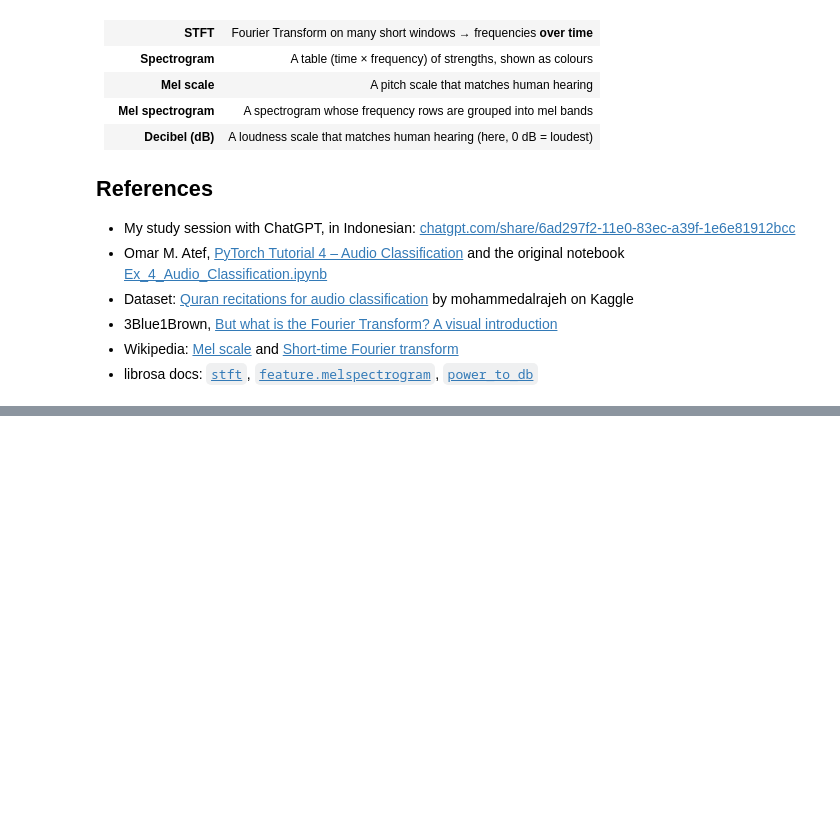
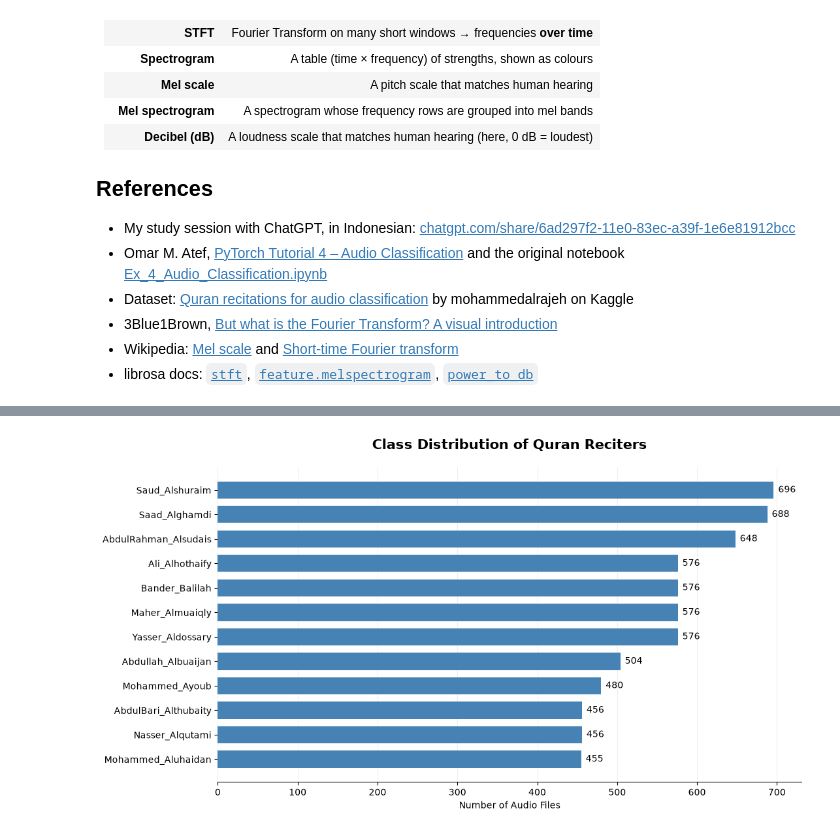
Before and after one commit to Zendin110206/pytorch-5-projects-learning, a Jupyter notebook: notebooks/04_audio_classification_quran_reciters.ipynb, the cells around one changed output, grey strips where cells are left out. Saved outputs shown, nothing was run; the diff lists cells and outputs as text; code cells hidden in the pictures; blank space fills up the shorter version.

```diff
--- a/notebooks/04_audio_classification_quran_reciters.ipynb
+++ b/notebooks/04_audio_classification_quran_reciters.ipynb
@@ -147,0 +211,32 @@ Then the CNN treats this `(1, 128, 256)` "image" exactly like Project 02 treated
+# %%
+class_distribution = data_df["Class"].value_counts().sort_values()
+
+fig, ax = plt.subplots(figsize=(11, 6))
+
+bars = ax.barh(
+    class_distribution.index,
+    class_distribution.values,
+    color="steelblue",
+    height=0.7
+)
+
+ax.bar_label(bars, padding=5)
+
+ax.set_title(
+    "Class Distribution of Quran Reciters",
+    fontsize=15,
+    fontweight="bold",
+    pad=20
+)
+
+ax.set_xlabel("Number of Audio Files")
+ax.set_ylabel("")
+
+ax.spines[["top", "right", "left"]].set_visible(False)
+ax.grid(axis="x", alpha=0.2)
+ax.set_axisbelow(True)
+
+plt.tight_layout()
+plt.show()
+# %% [output]
+[figure, added]
```
Also changed, not shown: parts of 41 cells of this notebook.
